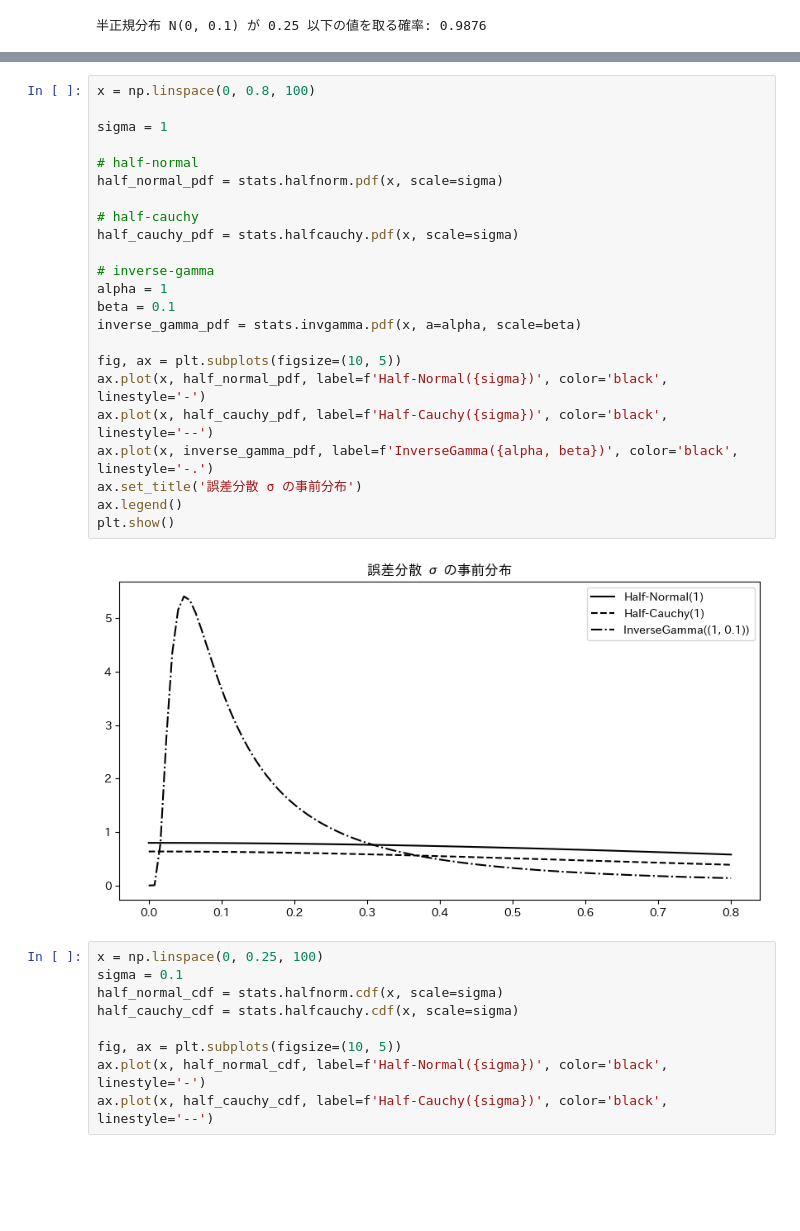
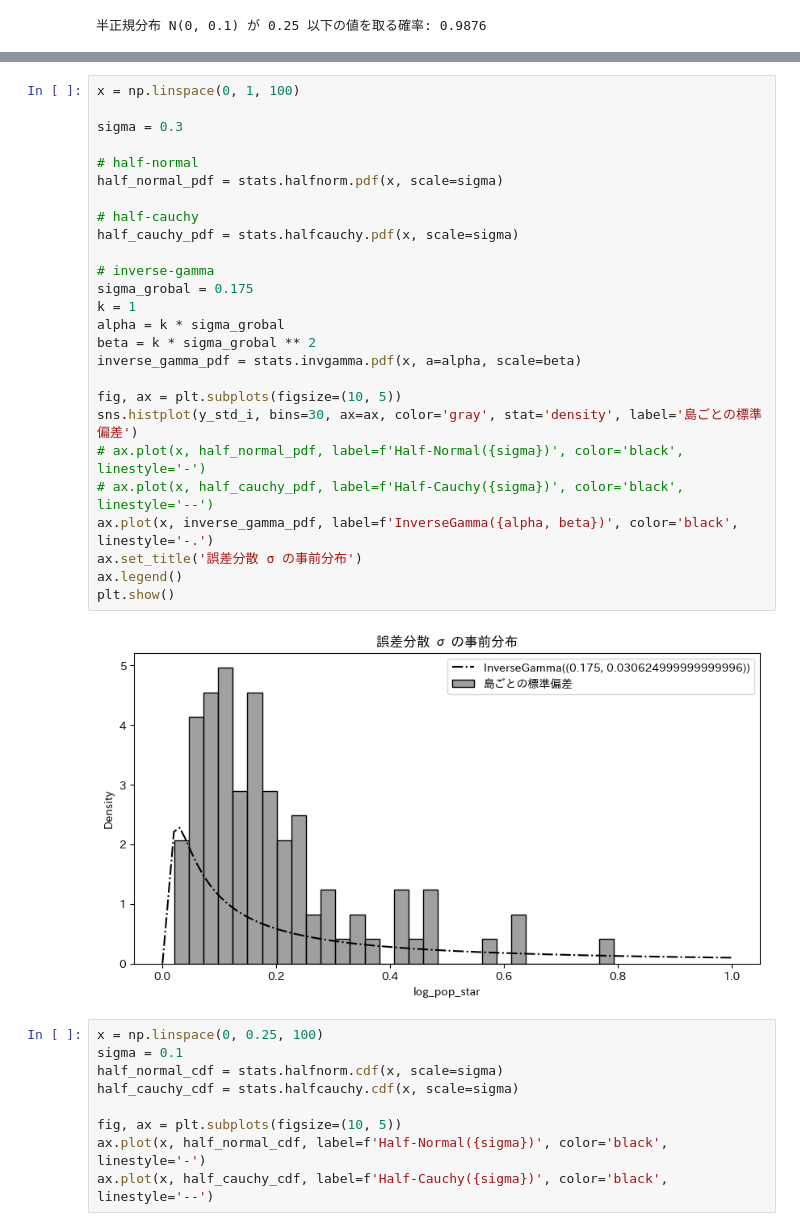
Before and after one commit to Keisei-Akiya/bridge-straw-effects, a Jupyter notebook: src/visualization/distribution/decide_prior.ipynb, the cells around one changed output, grey strips where cells are left out. Drawn from its saved outputs; the diff is of its cells as text; blank space fills up the shorter version.

Commit message:
i think prior of beta and sigma

```diff
--- a/src/visualization/distribution/decide_prior.ipynb
+++ b/src/visualization/distribution/decide_prior.ipynb
@@ -191,28 +225,31 @@ $f(x \mid \alpha, \beta) = \frac{\beta^\alpha}{\Gamma(\alpha)} x^{-\alpha-1} \ex
 # %%
-x = np.linspace(0, 0.8, 100)
+x = np.linspace(0, 1, 100)
 
-sigma = 1
+sigma = 0.3
 
 # half-normal
 half_normal_pdf = stats.halfnorm.pdf(x, scale=sigma)
 
 # half-cauchy
 half_cauchy_pdf = stats.halfcauchy.pdf(x, scale=sigma)
 
 # inverse-gamma
-alpha = 1
-beta = 0.1
+sigma_grobal = 0.175
+k = 1
+alpha = k * sigma_grobal
+beta = k * sigma_grobal ** 2
 inverse_gamma_pdf = stats.invgamma.pdf(x, a=alpha, scale=beta)
 
 fig, ax = plt.subplots(figsize=(10, 5))
-ax.plot(x, half_normal_pdf, label=f'Half-Normal({sigma})', color='black', linestyle='-')
-ax.plot(x, half_cauchy_pdf, label=f'Half-Cauchy({sigma})', color='black', linestyle='--')
+sns.histplot(y_std_i, bins=30, ax=ax, color='gray', stat='density', label='島ごとの標準偏差')
+# ax.plot(x, half_normal_pdf, label=f'Half-Normal({sigma})', color='black', linestyle='-')
+# ax.plot(x, half_cauchy_pdf, label=f'Half-Cauchy({sigma})', color='black', linestyle='--')
 ax.plot(x, inverse_gamma_pdf, label=f'InverseGamma({alpha, beta})', color='black', linestyle='-.')
 ax.set_title('誤差分散 σ の事前分布')
 ax.legend()
 plt.show()
 # %% [output]
-[figure, old version]
+[figure, new version]
 # %%
 x = np.linspace(0, 0.25, 100)
 sigma = 0.1
```
Also changed, not shown: parts of 9 cells of this notebook, 3 other files.
